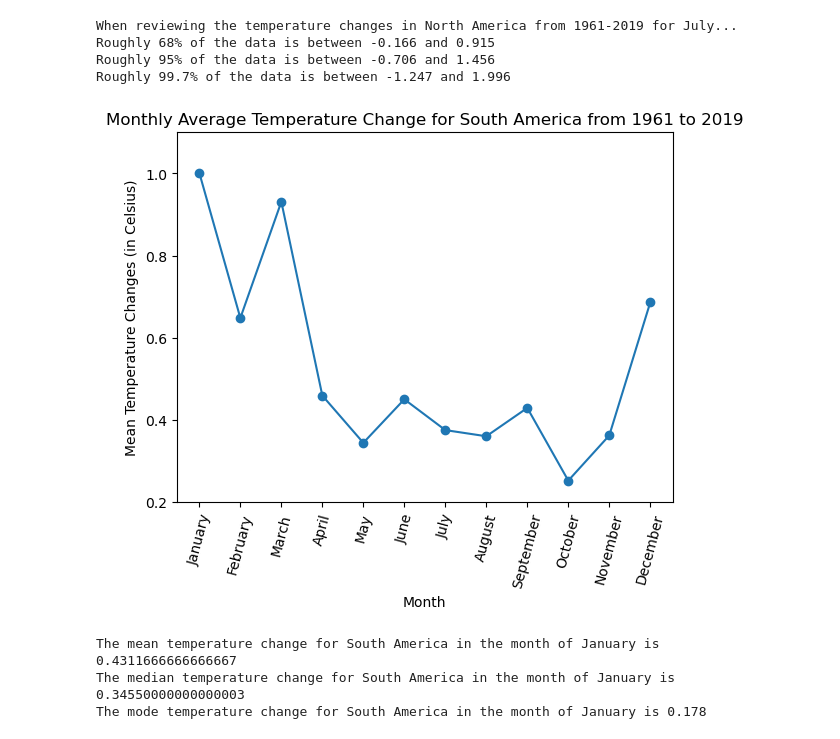
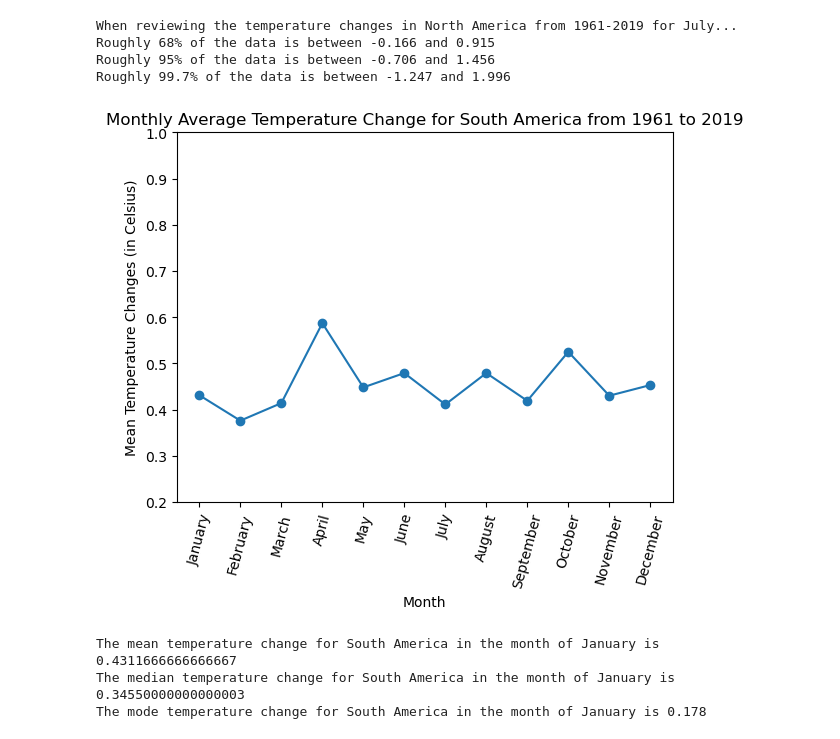
Before and after one commit to Tmoht1015/2Group-Project-All-Stars, a Jupyter notebook: NSAmericaTemps.ipynb, the cells around one changed output. Cells and saved outputs as stored; diff of their text form; code cells hidden in the pictures.

```diff
--- a/NSAmericaTemps.ipynb
+++ b/NSAmericaTemps.ipynb
@@ -184,3 +161,6 @@ March       0.931
 April       0.459
 May         0.344
 Name: YearSpanAvg, dtype: object
+# %%
+m_data_saavg = m_data_sa1.loc['YearSpanAvg',:]
+m_data_saavg.head()
@@ -334,19 +318,19 @@ Roughly 99.7% of the data is between -1.247 and 1.996
 # %%
 #plot the monthly average temperature change for South America from 1961 to 2019 (Summary of average means of mean changes by month)
 ySA = m_data_saavg
-xSA = range(len(y))
+xSA = range(len(ySA))
 
 
-plt.plot(x,y, marker="o")
+plt.plot(xSA,ySA, marker="o")
 plt.xlabel('Month')
 plt.ylabel("Mean Temperature Changes (in Celsius)")
 plt.title("Monthly Average Temperature Change for South America from 1961 to 2019")
-plt.ylim(0.2, 1.1)
+plt.ylim(0.2, 1.0)
 
-tick_locations = [value for value in x]
+tick_locations = [value for value in xSA]
 plt.xticks(tick_locations, ["January","February","March","April","May","June",
                             "July", "August", "September", "October", "November", "December"], rotation = 75)
 plt.show()
 # %% [output]
-[figure, old version]
+[figure, new version]
 # %%
```
Also changed, not shown: parts of 23 cells of this notebook.
